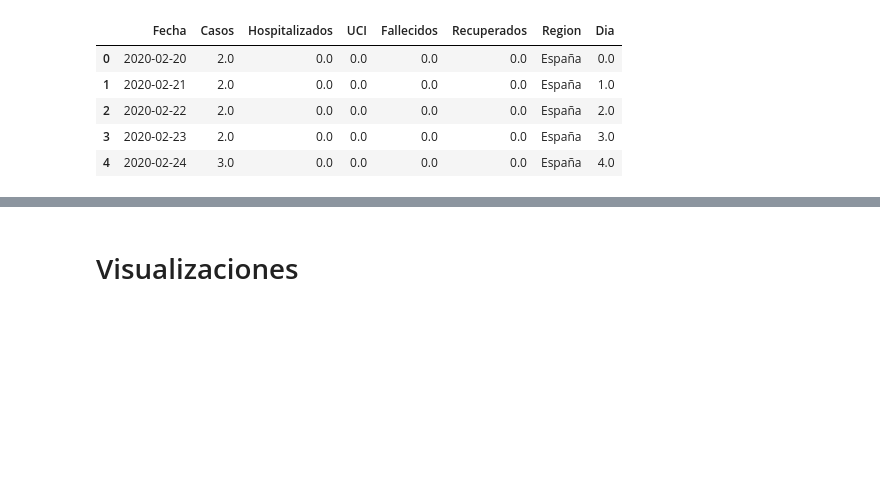
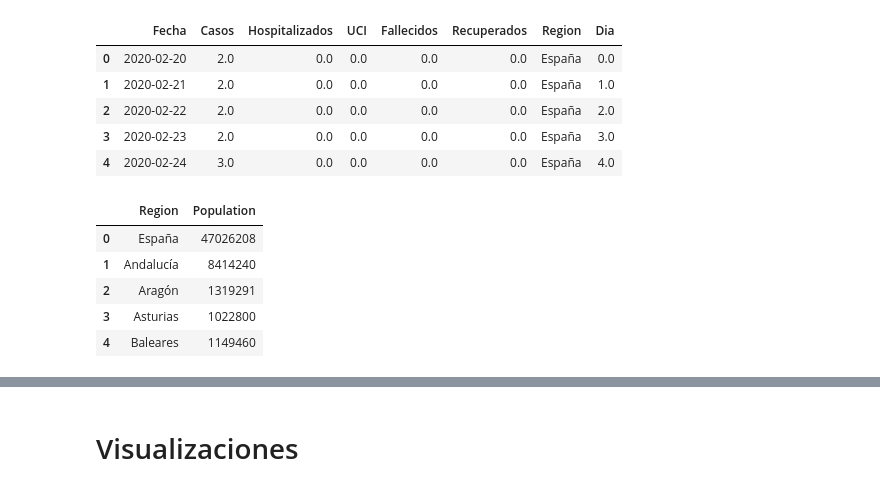
Before and after one commit to ddzumajo/covid19, a Jupyter notebook: regional-analysis/covid19-regional.ipynb, the cells around one changed output, grey strips where cells are left out. Saved outputs shown, nothing was run; the diff lists cells and outputs as text; code cells hidden in the pictures; blank space fills up the shorter version.

```diff
--- a/regional-analysis/covid19-regional.ipynb
+++ b/regional-analysis/covid19-regional.ipynb
@@ -101,6 +103,15 @@ df.head()
 | 2 | 2020-02-22 | 2.0 | 0.0 | 0.0 | 0.0 | 0.0 | España | 2.0 |
 | 3 | 2020-02-23 | 2.0 | 0.0 | 0.0 | 0.0 | 0.0 | España | 3.0 |
 | 4 | 2020-02-24 | 3.0 | 0.0 | 0.0 | 0.0 | 0.0 | España | 4.0 |
+# %%
+population.head()
+# %% [output]
+|  | Region | Population |
+| 0 | España | 47026208 |
+| 1 | Andalucía | 8414240 |
+| 2 | Aragón | 1319291 |
+| 3 | Asturias | 1022800 |
+| 4 | Baleares | 1149460 |
 # %%
 # Compute new metrics using population by region
 df = df.merge(population, 'left', on='Region')
```
Also changed, not shown: parts of 14 cells of this notebook.
